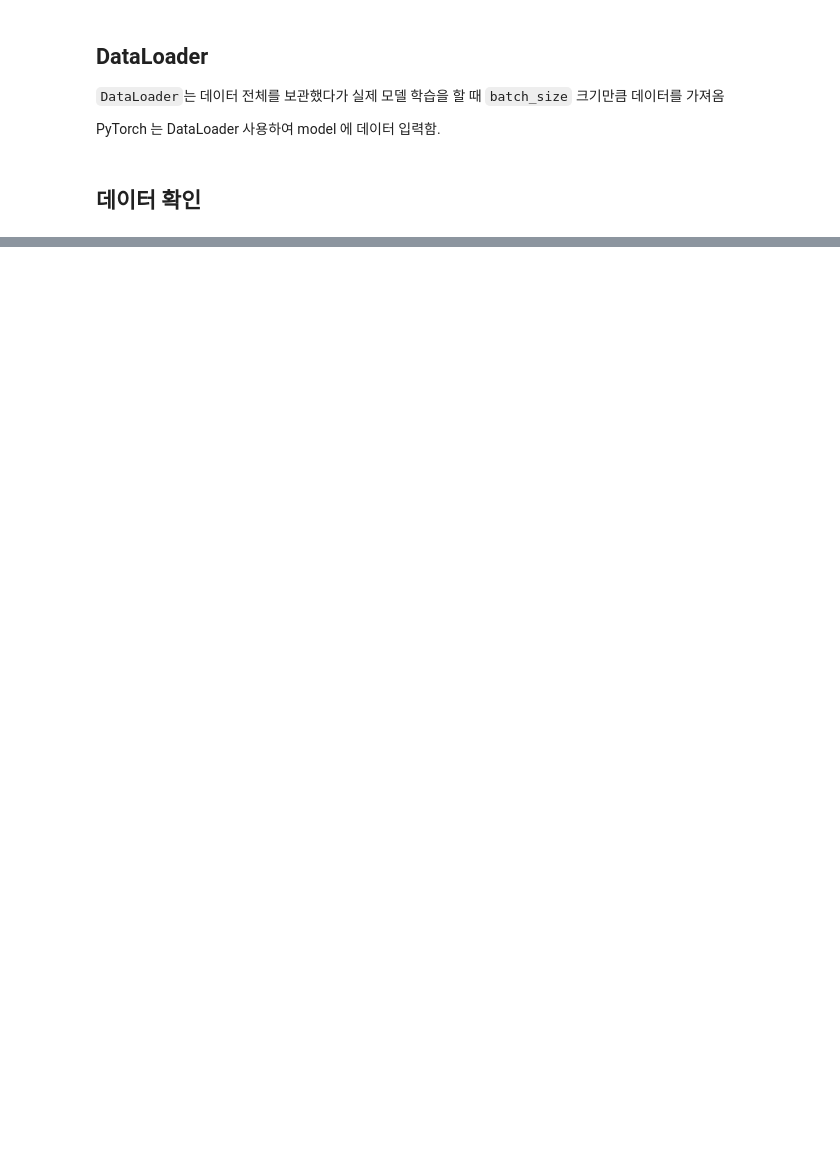
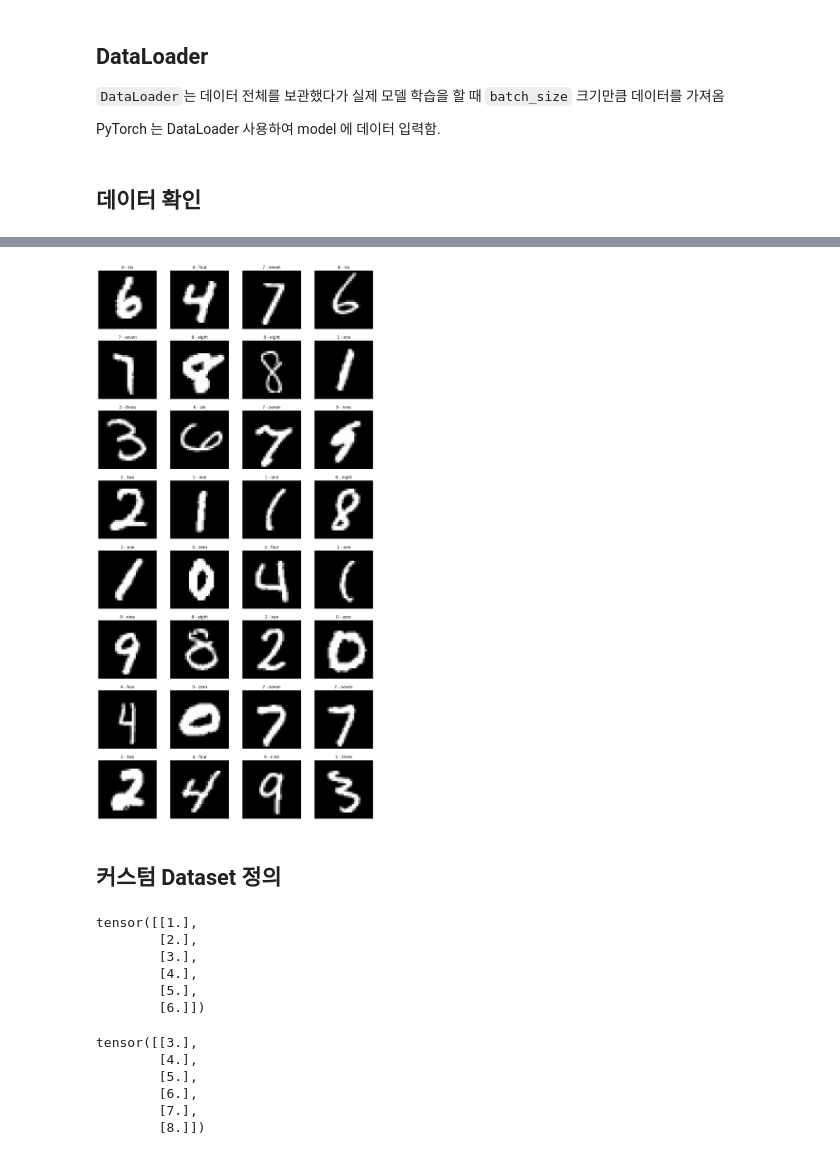
Before and after one commit to LeoChoi224/PyWork, a Jupyter notebook: 09_DeepLearning/26 파이토치(PyTorch) 기초.ipynb, the cells around one changed output, grey strips where cells are left out. Drawn from its saved outputs; the diff is of its cells as text; code cells hidden in the pictures; blank space fills up the shorter version.

```diff
--- a/09_DeepLearning/26 파이토치(PyTorch) 기초.ipynb
+++ b/09_DeepLearning/26 파이토치(PyTorch) 기초.ipynb
@@ -1797,2 +1863,16 @@ testset = 🔹TODO
+# %%
+trainset = datasets.MNIST(
+    root = '.',   # 저장할 디렉토리
+    train = True, # 훈련(학습)용 세트
+    download = True,  # 없으면 다운로드
+    transform = mnist_transform,  # transform 적용
+)
+
+testset = datasets.MNIST(
+    root = '.',
+    train = False,  # 테스트 세트
+    download = True,
+    transform = mnist_transform,
+)
 # %%
 import os
@@ -1834,3 +1983,16 @@ test_loader = 🔹TODO
+# %%
+train_loader = DataLoader(
+    dataset = trainset,
+    batch_size = 32,  # 배치크기
+    shuffle = True,   # 매 epoch마다 데이터 순서를 섞을 지 여부
+    num_workers = 2,  # 데이터 로팅에 사용항 subprocess 개수 <- 병렬로 동작
+)
+
+test_loader = DataLoader(
+    dataset = testset,
+    batch_size = 32,
+    shuffle = False,  # (일반적으로) 학습시 True,  평가/테스트 시 False
+)
 # %% [markdown]
 ## 데이터 확인
 # %%
@@ -1843,6 +2014,7 @@ len(train_loader), len(test_loader)
 # %%
 # 첫번째 batch
-images, labels = 🔹TODO
+images, labels = next(iter(train_loader))
 
+# DataLoader를 iteration할때 transforms 적용됨
 print(type(images), type(labels))
 print(images.shape, labels.shape)
@@ -1860,9 +2041,17 @@ torch_image.shape # (28, 28)
 # %%
 # 시각화
 figure = plt.figure(figsize=(15, 30))
 
 cols, rows = 4, 8
 
-# 🔹TODO
+for i in range(cols * rows):
+  img = images[i]
+  label = datasets.MNIST.classes[labels[i]]
+  figure.add_subplot(rows, cols, i + 1)
+  plt.title(label)
+  plt.axis('off')
+  plt.imshow(img.squeeze(), cmap='gray')
 
 plt.show()
+# %% [output]
+[figure, added]
@@ -1871,0 +2058,2 @@ plt.show()
+# %% [markdown]
+## 커스텀 Dataset 정의
@@ -1871,0 +2062,20 @@ plt.show()
+# %%
+x_train = torch.Tensor([1, 2, 3, 4, 5, 6]).view(6, 1)
+x_train
+# %% [output]
+tensor([[1.],
+        [2.],
+        [3.],
+        [4.],
+        [5.],
+        [6.]])
+# %%
+y_train = torch.Tensor([3, 4, 5, 6, 7, 8]).view(6, 1)
+y_train
+# %% [output]
+tensor([[3.],
+        [4.],
+        [5.],
+        [6.],
+        [7.],
+        [8.]])
```
Also changed, not shown: parts of 58 cells of this notebook, 2 other files.
